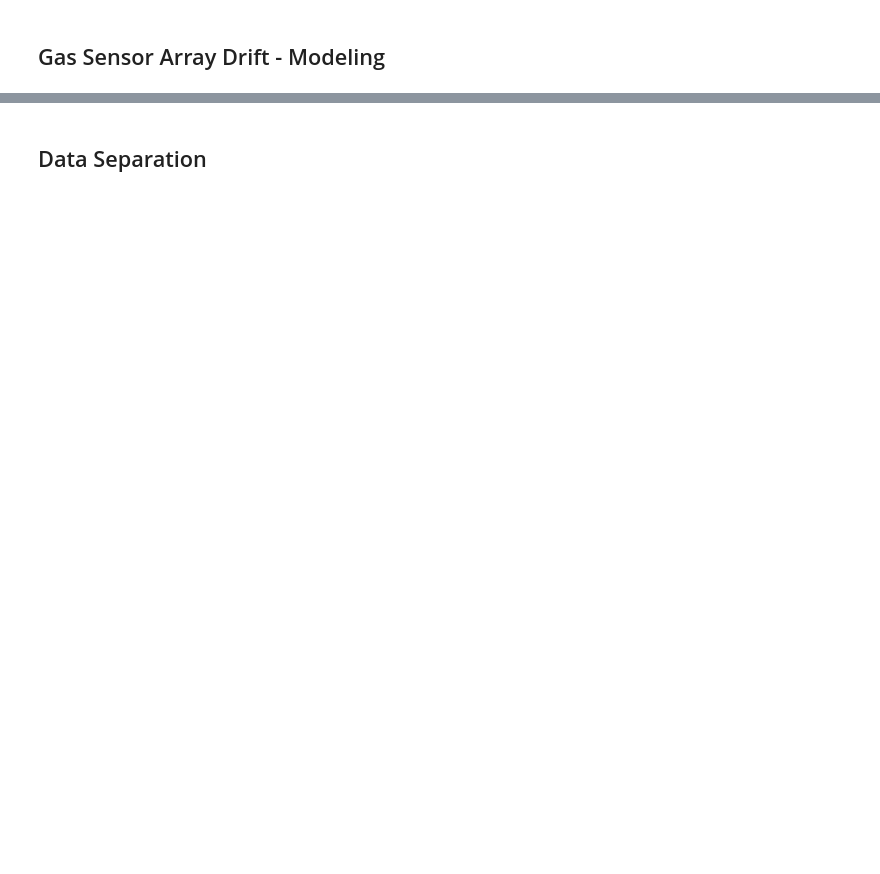
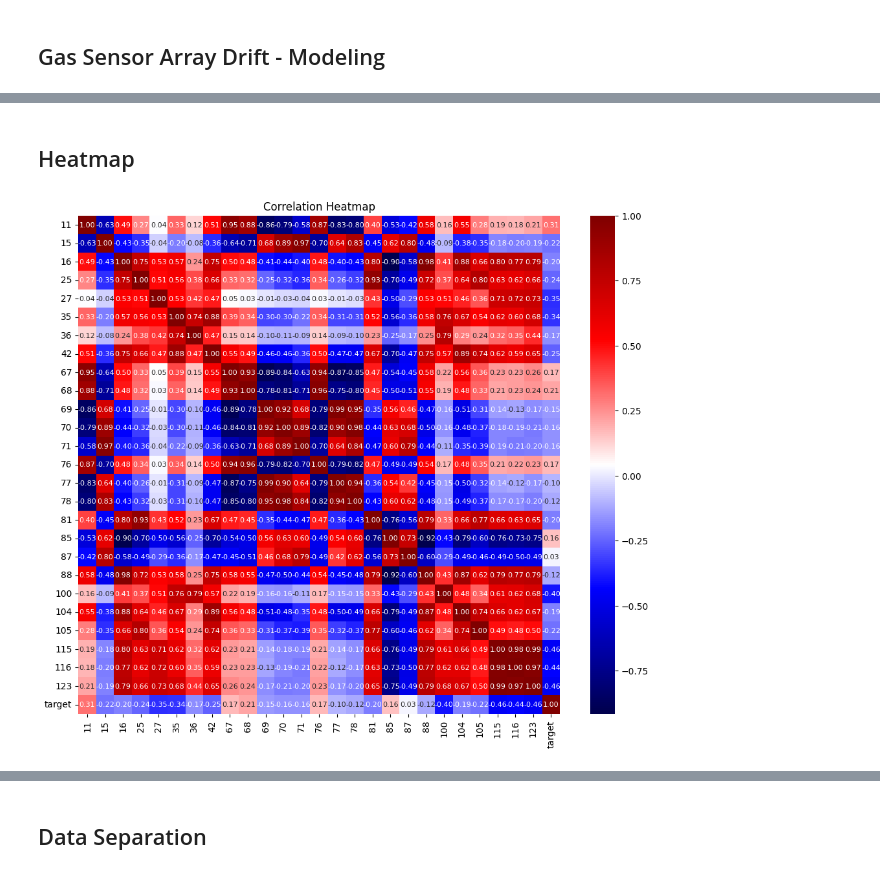
Before and after one commit to InasALKamachy/ML-for-calibration, a Jupyter notebook: notebooks/modelagem.ipynb, the cells around one changed output, grey strips where cells are left out. Saved outputs shown, nothing was run; the diff lists cells and outputs as text; code cells hidden in the pictures; blank space fills up the shorter version.

```diff
--- a/notebooks/modelagem.ipynb
+++ b/notebooks/modelagem.ipynb
@@ -36,0 +89,3 @@ dataset.head()
+# %%
+cor = dataset.corr()
+cor
@@ -36,0 +111,12 @@ dataset.head()
+# %% [markdown]
+## Heatmap
+# %%
+import seaborn as sns
+import matplotlib.pyplot as plt
+
+plt.figure(figsize=(12, 10))  # Increase figure size for better readability
+sns.heatmap(cor, annot=True, cmap='seismic', fmt='.2f', annot_kws={"size": 8})  # Reduce annotation size
+plt.title('Correlation Heatmap', fontsize=12)  # Reduce title font size
+plt.show()
+# %% [output]
+[figure, added]
```
Also changed, not shown: parts of 80 cells of this notebook, 2 other files.
